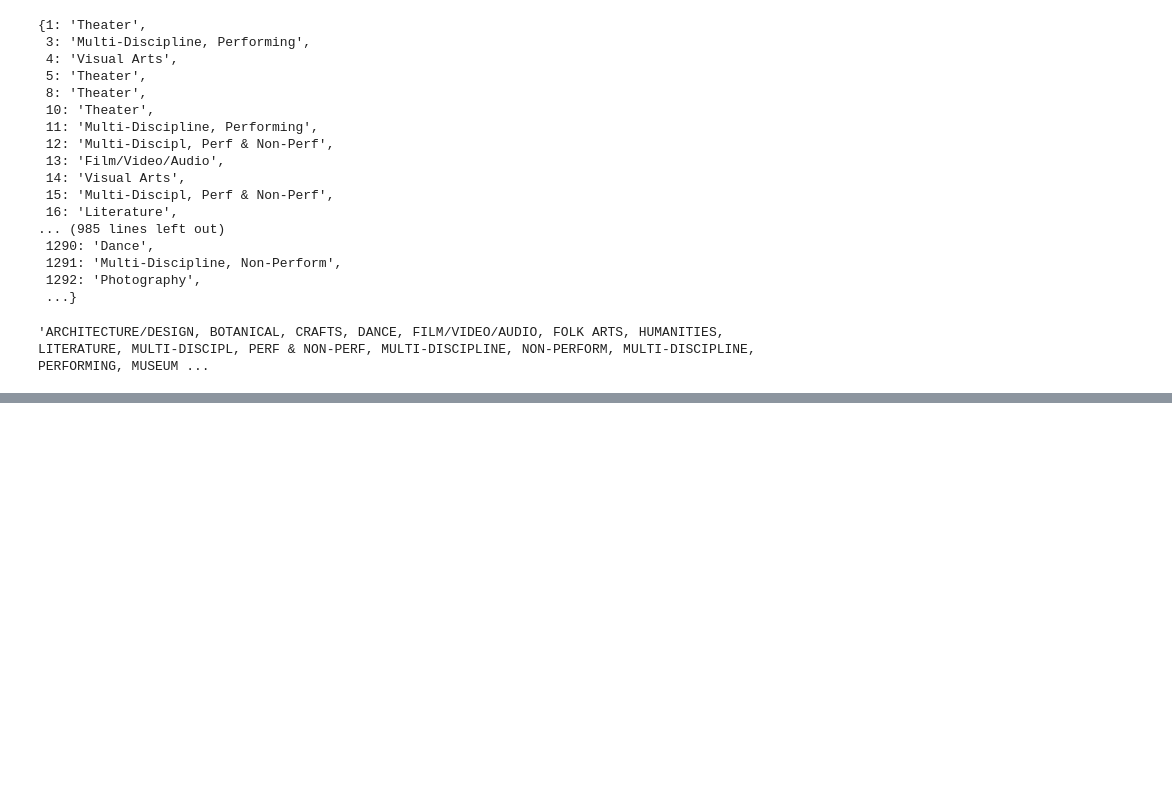
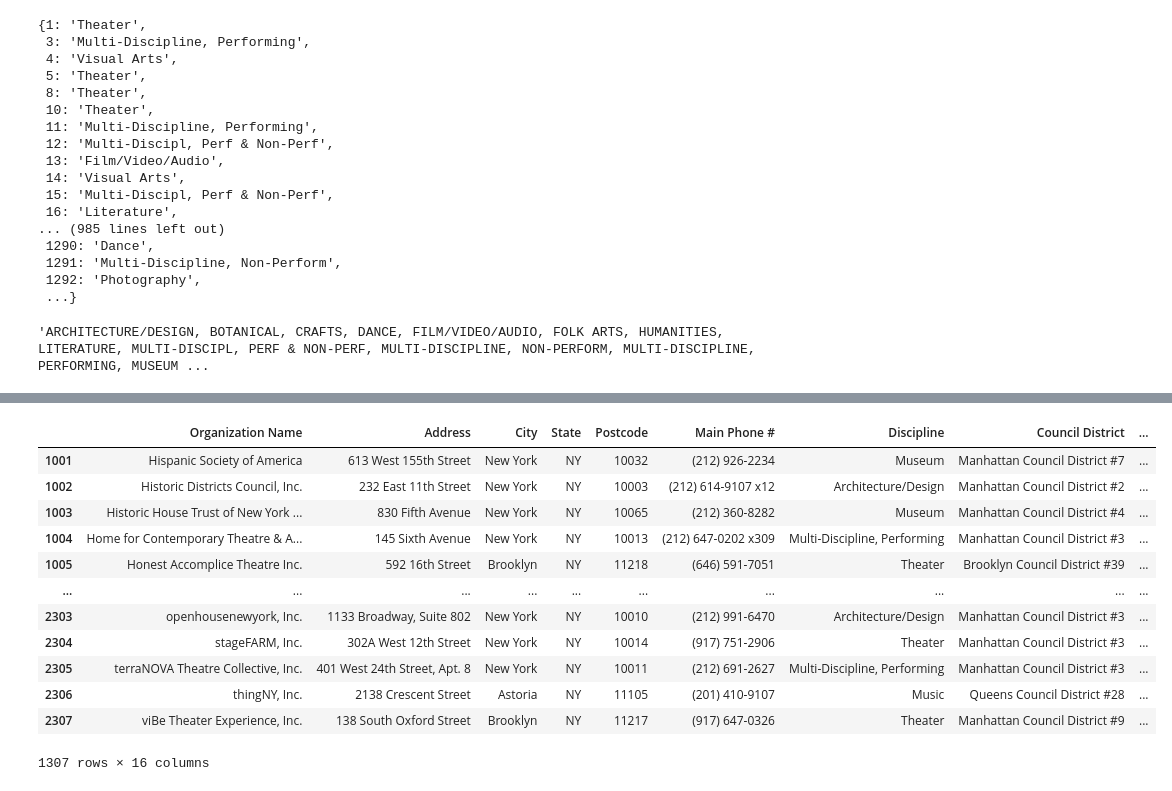
Before and after one commit to madhubabukencha/pandas, a Jupyter notebook: top9_input_output/input_and_output.ipynb, the cells around one changed output, grey strips where cells are left out. Drawn from its saved outputs; the diff is of its cells as text; code cells hidden in the pictures; blank space fills up the shorter version.

```diff
--- a/top9_input_output/input_and_output.ipynb
+++ b/top9_input_output/input_and_output.ipynb
@@ -57,0 +179,17 @@ data["Discipline"].to_dict()
+# %%
+next_1000 = data.iloc[1001:]
+next_1000
+# %% [output]
+|  | Organization Name | Address | City | State | Postcode | Main Phone # | Discipline | Council District | ... |
+| 1001 | Hispanic Society of America | 613 West 155th Street | New York | NY | 10032 | (212) 926-2234 | Museum | Manhattan Council District #7 | ... |
+| 1002 | Historic Districts Council, Inc. | 232 East 11th Street | New York | NY | 10003 | (212) 614-9107 x12 | Architecture/Design | Manhattan Council District #2 | ... |
+| 1003 | Historic House Trust of New York ... | 830 Fifth Avenue | New York | NY | 10065 | (212) 360-8282 | Museum | Manhattan Council District #4 | ... |
+| 1004 | Home for Contemporary Theatre & A... | 145 Sixth Avenue | New York | NY | 10013 | (212) 647-0202 x309 | Multi-Discipline, Performing | Manhattan Council District #3 | ... |
+| 1005 | Honest Accomplice Theatre Inc. | 592 16th Street | Brooklyn | NY | 11218 | (646) 591-7051 | Theater | Brooklyn Council District #39 | ... |
+| ... | ... | ... | ... | ... | ... | ... | ... | ... | ... |
+| 2303 | openhousenewyork, Inc. | 1133 Broadway, Suite 802 | New York | NY | 10010 | (212) 991-6470 | Architecture/Design | Manhattan Council District #3 | ... |
+| 2304 | stageFARM, Inc. | 302A West 12th Street | New York | NY | 10014 | (917) 751-2906 | Theater | Manhattan Council District #3 | ... |
+| 2305 | terraNOVA Theatre Collective, Inc. | 401 West 24th Street, Apt. 8 | New York | NY | 10011 | (212) 691-2627 | Multi-Discipline, Performing | Manhattan Council District #3 | ... |
+| 2306 | thingNY, Inc. | 2138 Crescent Street | Astoria | NY | 11105 | (201) 410-9107 | Music | Queens Council District #28 | ... |
+| 2307 | viBe Theater Experience, Inc. | 138 South Oxford Street | Brooklyn | NY | 11217 | (917) 647-0326 | Theater | Manhattan Council District #9 | ... |
+1307 rows × 16 columns
```
Also changed, not shown: parts of 17 cells of this notebook, 7 other files.
